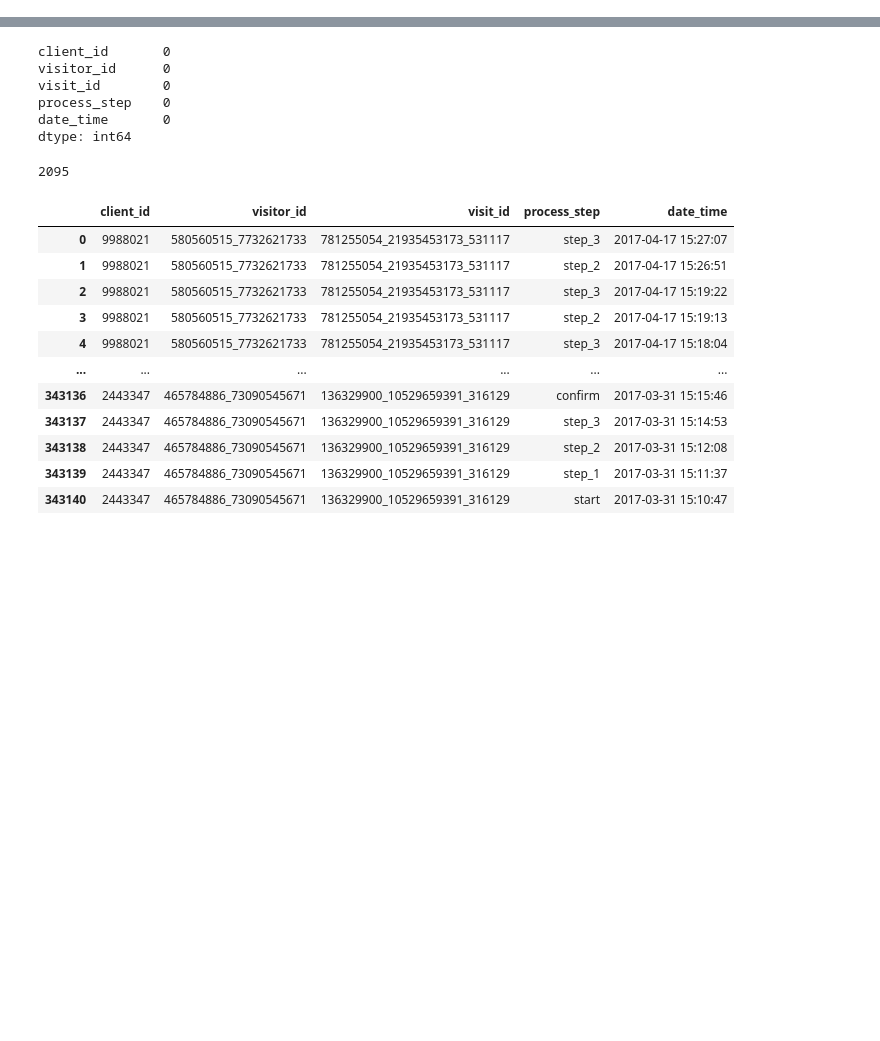
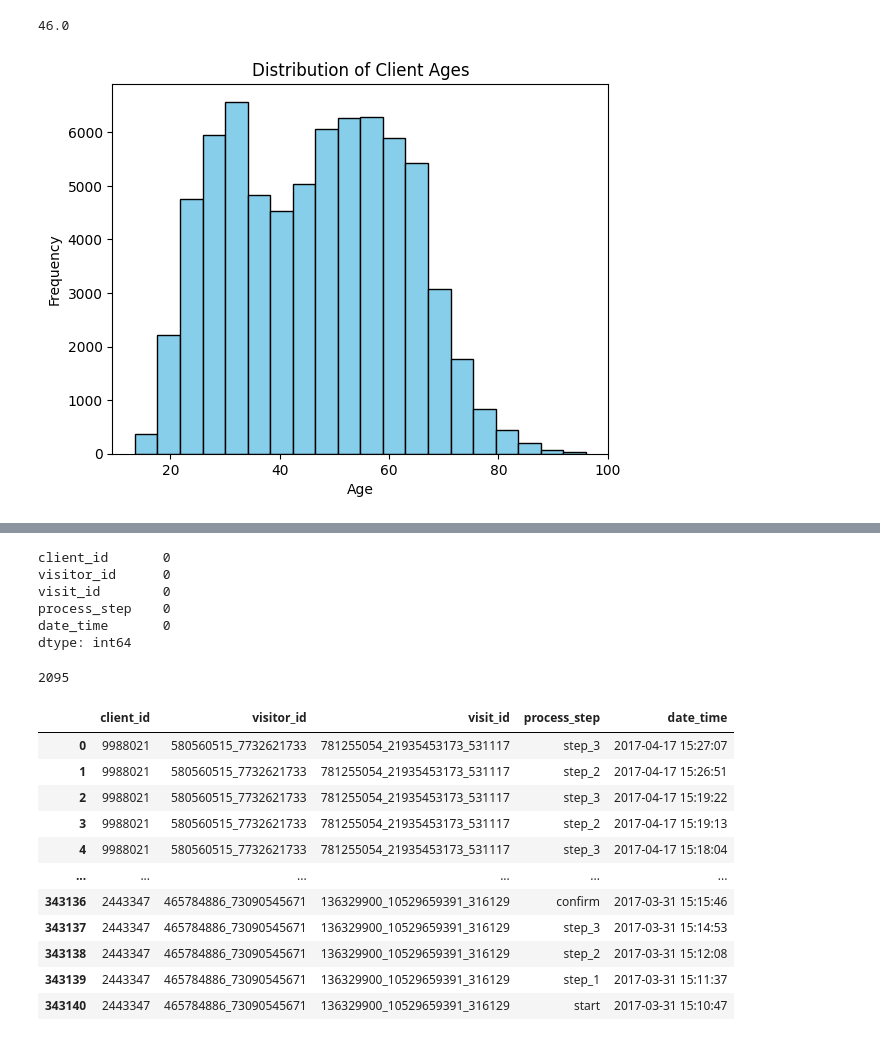
Before and after one commit to Jedinho21/vanguard-ab-test, a Jupyter notebook: Notebooks/TWEEDE NOTEBOOK VOOR PROJECT_2.ipynb, the cells around one changed output, grey strips where cells are left out. Cells and saved outputs as stored; diff of their text form; code cells hidden in the pictures; blank space fills up the shorter version.

Commit message:
added graphs

```diff
--- a/Notebooks/TWEEDE NOTEBOOK VOOR PROJECT_2.ipynb
+++ b/Notebooks/TWEEDE NOTEBOOK VOOR PROJECT_2.ipynb
@@ -41,0 +32,15 @@ df_experiment
+# %%
+df_demo['clnt_age'].mean().round(0)
+# %% [output]
+46.0
+# %%
+import matplotlib.pyplot as plt
+
+# Visualize the distribution of ages
+plt.hist(df_demo['clnt_age'], bins=20, color='skyblue', edgecolor='black')
+plt.title('Distribution of Client Ages')
+plt.xlabel('Age')
+plt.ylabel('Frequency')
+plt.show()
+# %% [output]
+[figure, added]
```
Also changed, not shown: parts of 73 cells of this notebook, 16 other files.
